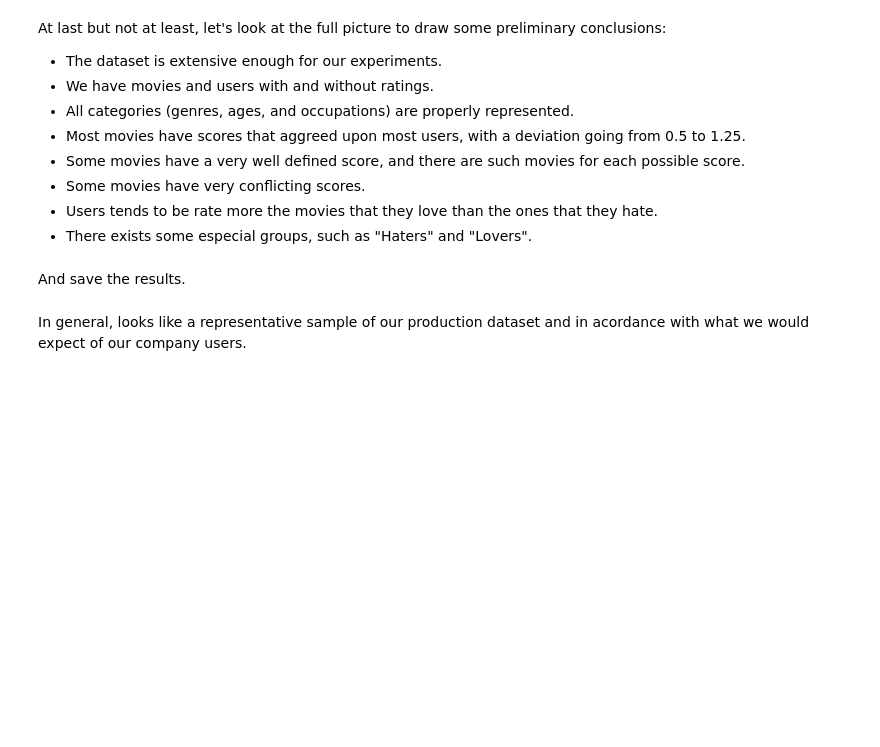
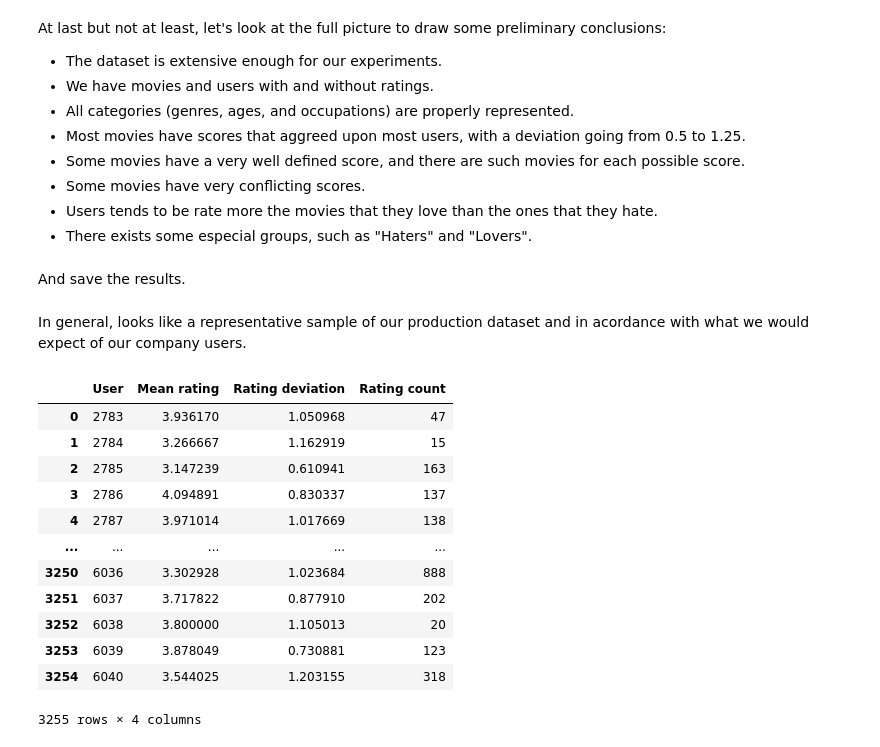
Before and after one commit to Ellyster/STW2020, a Jupyter notebook: Jupyter/Episode II – Attack of the Data.ipynb, the cells around one changed output. Saved outputs shown, nothing was run; the diff lists cells and outputs as text; code cells hidden in the pictures; blank space fills up the shorter version.

```diff
--- a/Jupyter/Episode II – Attack of the Data.ipynb
+++ b/Jupyter/Episode II – Attack of the Data.ipynb
@@ -304,3 +391,19 @@ ratings_by_movie.to_csv(data_folder_path + 'ratings_by_movie_data.csv', sep = ';
 ratings_by_user.to_csv(data_folder_path + 'ratings_by_user_data.csv', sep = ';')
 # %% [markdown]
 In general, looks like a representative sample of our production dataset and in acordance with what we would expect of our company users.
+# %%
+ratings_by_user
+# %% [output]
+|  | User | Mean rating | Rating deviation | Rating count |
+| 0 | 2783 | 3.936170 | 1.050968 | 47 |
+| 1 | 2784 | 3.266667 | 1.162919 | 15 |
+| 2 | 2785 | 3.147239 | 0.610941 | 163 |
+| 3 | 2786 | 4.094891 | 0.830337 | 137 |
+| 4 | 2787 | 3.971014 | 1.017669 | 138 |
+| ... | ... | ... | ... | ... |
+| 3250 | 6036 | 3.302928 | 1.023684 | 888 |
+| 3251 | 6037 | 3.717822 | 0.877910 | 202 |
+| 3252 | 6038 | 3.800000 | 1.105013 | 20 |
+| 3253 | 6039 | 3.878049 | 0.730881 | 123 |
+| 3254 | 6040 | 3.544025 | 1.203155 | 318 |
+3255 rows × 4 columns
```
Also changed, not shown: parts of 20 cells of this notebook, 2 other files.
